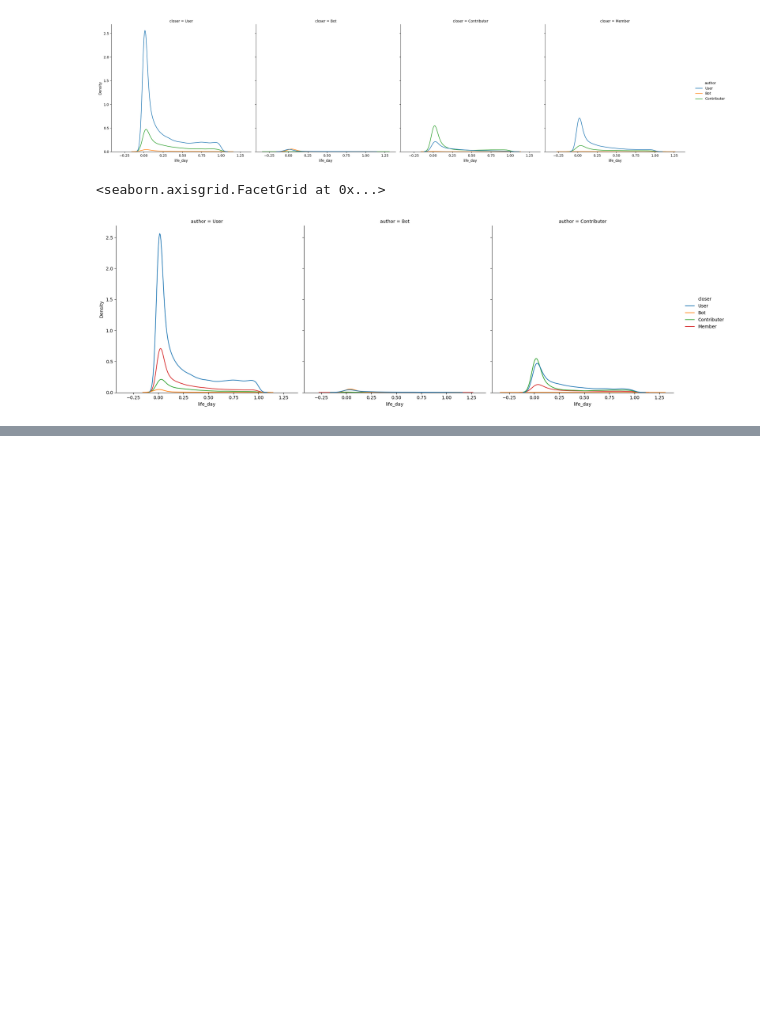
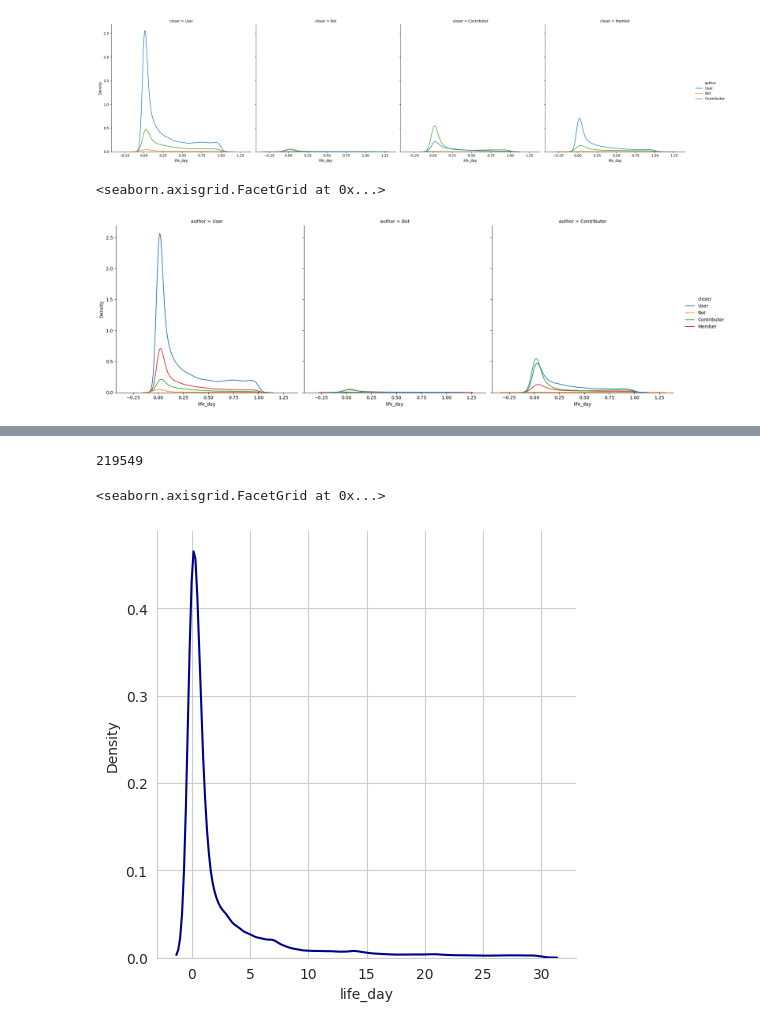
Before and after one commit to ds1sqe/github_crawler, a Jupyter notebook: graph.ipynb, the cells around one changed output, grey strips where cells are left out. Saved outputs shown, nothing was run; the diff lists cells and outputs as text; code cells hidden in the pictures; blank space fills up the shorter version.

```diff
--- a/graph.ipynb
+++ b/graph.ipynb
@@ -138,0 +204,10 @@ sns.displot(data=iss_xlow, x="life_day", kind="kde",hue="has_bot", height=6,col=
+# %%
+len(prs)
+# %% [output]
+219549
+# %%
+prs_mid = prs[(prs["life_day"]<30)]
+sns.displot(data = prs_mid,kind="kde", x="life_day", color = 'darkblue')
+# %% [output]
+<seaborn.axisgrid.FacetGrid at 0x...>
+[figure, added]
```
Also changed, not shown: parts of 21 cells of this notebook.
